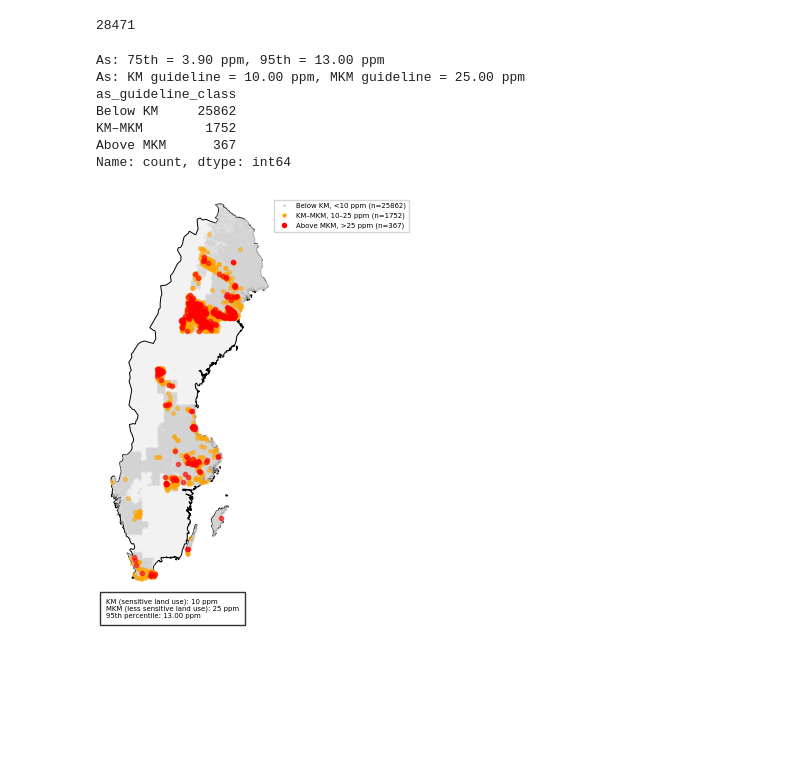
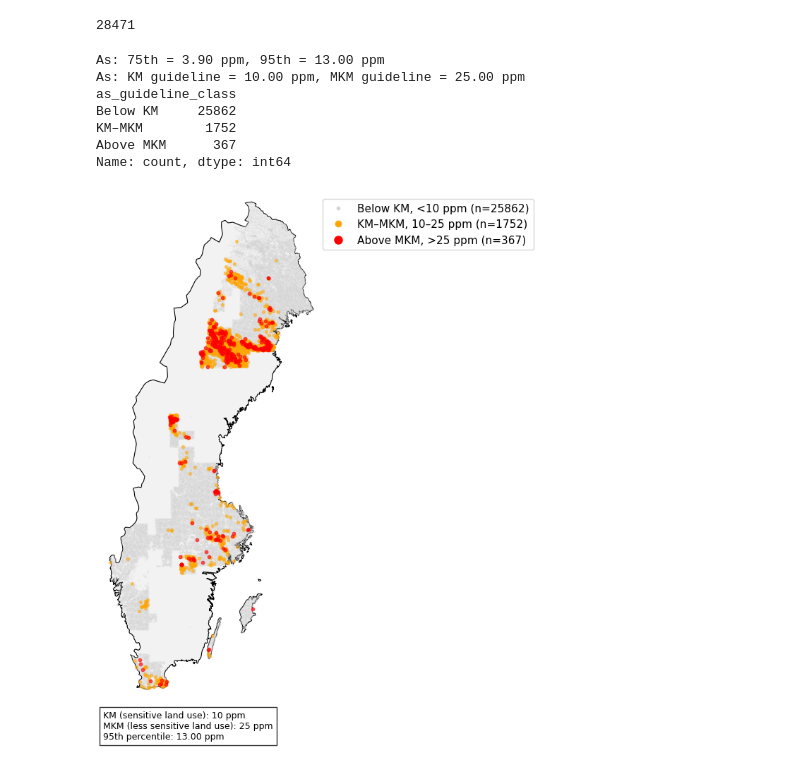
Before and after one commit to M-Tuy/GeoChem-DataLab, a Jupyter notebook: notebooks/arsenic.ipynb, the cells around one changed output. Drawn from its saved outputs; the diff is of its cells as text; code cells hidden in the pictures; blank space fills up the shorter version.

```diff
--- a/notebooks/arsenic.ipynb
+++ b/notebooks/arsenic.ipynb
@@ -136,11 +136,11 @@ print(df_markgeodata["as_guideline_class"].value_counts())
 # ==============================================================
 # Map: Arsenic vs. Naturvårdsverket guideline values
 # ==============================================================
-fig, ax = plt.subplots(figsize=(3, 5))
-sweden.plot(ax=ax, edgecolor="black", facecolor="#f2f2f2", linewidth=0.7)
-below_km.plot(ax=ax, color="lightgrey", markersize=0.4, alpha=0.25)
-km_mkm.plot(ax=ax, color="orange", markersize=7, alpha=0.5)
-above_mkm.plot(ax=ax, color="red", markersize=9, alpha=0.6)
+fig, ax = plt.subplots(figsize=(6, 8))
+sweden.plot(ax=ax, edgecolor="black", facecolor="#f2f2f2", linewidth=0.8)
+below_km.plot(ax=ax, color="lightgrey", markersize=0.5, alpha=0.25)
+km_mkm.plot(ax=ax, color="orange", markersize=8, alpha=0.5)
+above_mkm.plot(ax=ax, color="red", markersize=10, alpha=0.6)
 # Tighten the axes to Sweden's actual extent, removing empty padding
 minx, miny, maxx, maxy = sweden.total_bounds
 pad = 20000  # small margin in meters
@@ -149,43 +149,43 @@ ax.set_ylim(miny - pad, maxy + pad)
 legend_elements = [
     mlines.Line2D([0], [0], marker="o", color="w",
                   label=f"Below KM, <{AS_KM:.0f} ppm (n={len(below_km)})",
-                  markerfacecolor="lightgrey", markersize=3),
+                  markerfacecolor="lightgrey", markersize=5),
     mlines.Line2D([0], [0], marker="o", color="w",
                   label=f"KM–MKM, {AS_KM:.0f}–{AS_MKM:.0f} ppm (n={len(km_mkm)})",
-                  markerfacecolor="orange", markersize=4),
+                  markerfacecolor="orange", markersize=8),
     mlines.Line2D([0], [0], marker="o", color="w",
                   label=f"Above MKM, >{AS_MKM:.0f} ppm (n={len(above_mkm)})",
-                  markerfacecolor="red", markersize=5)
+                  markerfacecolor="red", markersize=10)
 ]
 ax.legend(handles=legend_elements, loc="upper left", bbox_to_anchor=(1.0, 1.0),
-          borderaxespad=0.15, fontsize=5, frameon=True)
+          borderaxespad=0.3, fontsize=11, frameon=True)
 ax.set_axis_off()
 ax.text(
-    0.0, -0.035,
+    0.0, -0.03,
     f"KM (sensitive land use): {AS_KM:.0f} ppm\n"
     f"MKM (less sensitive land use): {AS_MKM:.0f} ppm\n"
     f"95th percentile: {as_p95:.2f} ppm",
     transform=ax.transAxes,
-    fontsize=5,
+    fontsize=9,
     va="top",
     ha="left",
     bbox=dict(facecolor="white", alpha=0.8, edgecolor="black")
 )
 plt.tight_layout()
 fig.savefig(
     r"C:/Projects/GeoChem-DataLab/results/arsenic_guideline_screening_map.png",
     dpi=300, bbox_inches="tight"
 )
 plt.show()
 # %% [output]
 As: 75th = 3.90 ppm, 95th = 13.00 ppm
 As: KM guideline = 10.00 ppm, MKM guideline = 25.00 ppm
 as_guideline_class
 Below KM     25862
 KM–MKM        1752
 Above MKM      367
 Name: count, dtype: int64
-[figure, old version]
+[figure, new version]
 # %%
 df_markgeodata.head()
 # %% [output]
```
Also changed, not shown: 2 other files.
